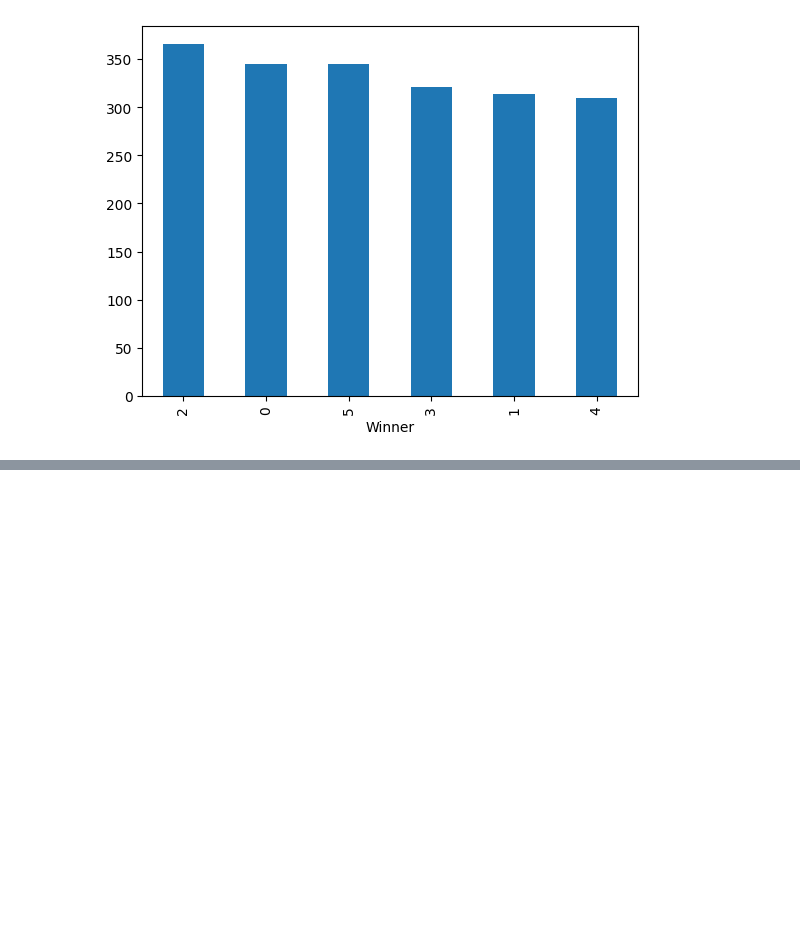
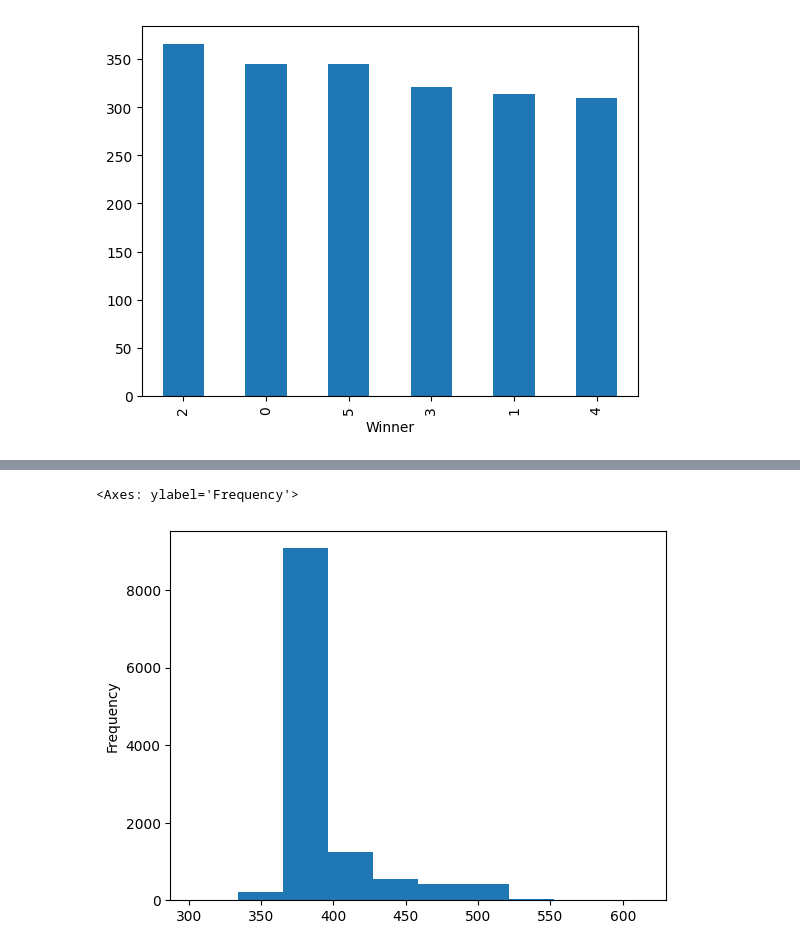
Before and after one commit to mr55p-dev/greyhound-guesser, a Jupyter notebook: eda/feature-selection.ipynb, the cells around one changed output, grey strips where cells are left out. Cells and saved outputs as stored; diff of their text form; code cells hidden in the pictures; blank space fills up the shorter version.

```diff
--- a/eda/feature-selection.ipynb
+++ b/eda/feature-selection.ipynb
@@ -177,0 +192,5 @@ races["Winner"].value_counts().plot.bar()
+# %%
+x["Distance_Recent"].plot.hist()
+# %% [output]
+<Axes: ylabel='Frequency'>
+[figure, added]
```
Also changed, not shown: parts of 4 cells of this notebook, 5 other files.
